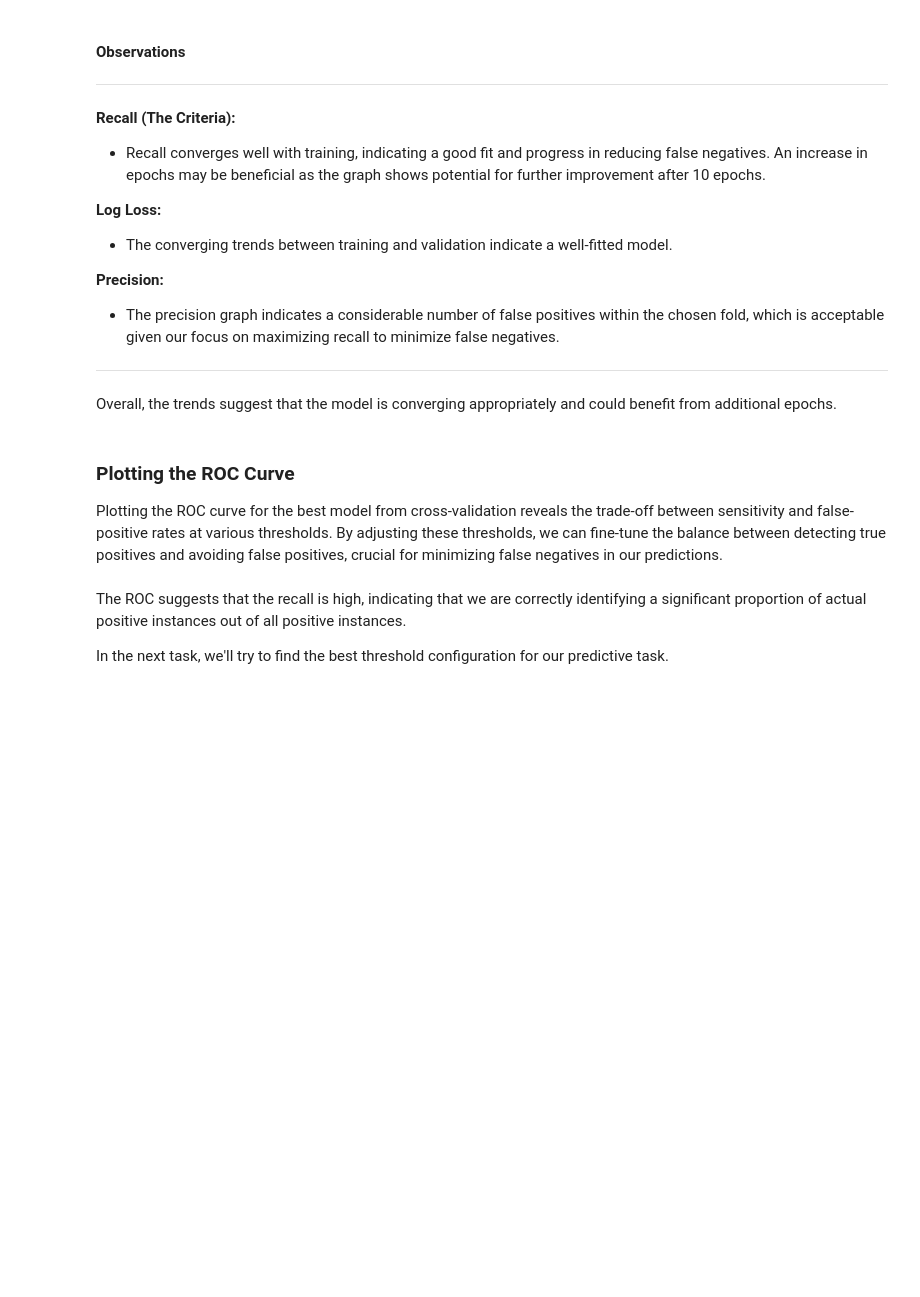
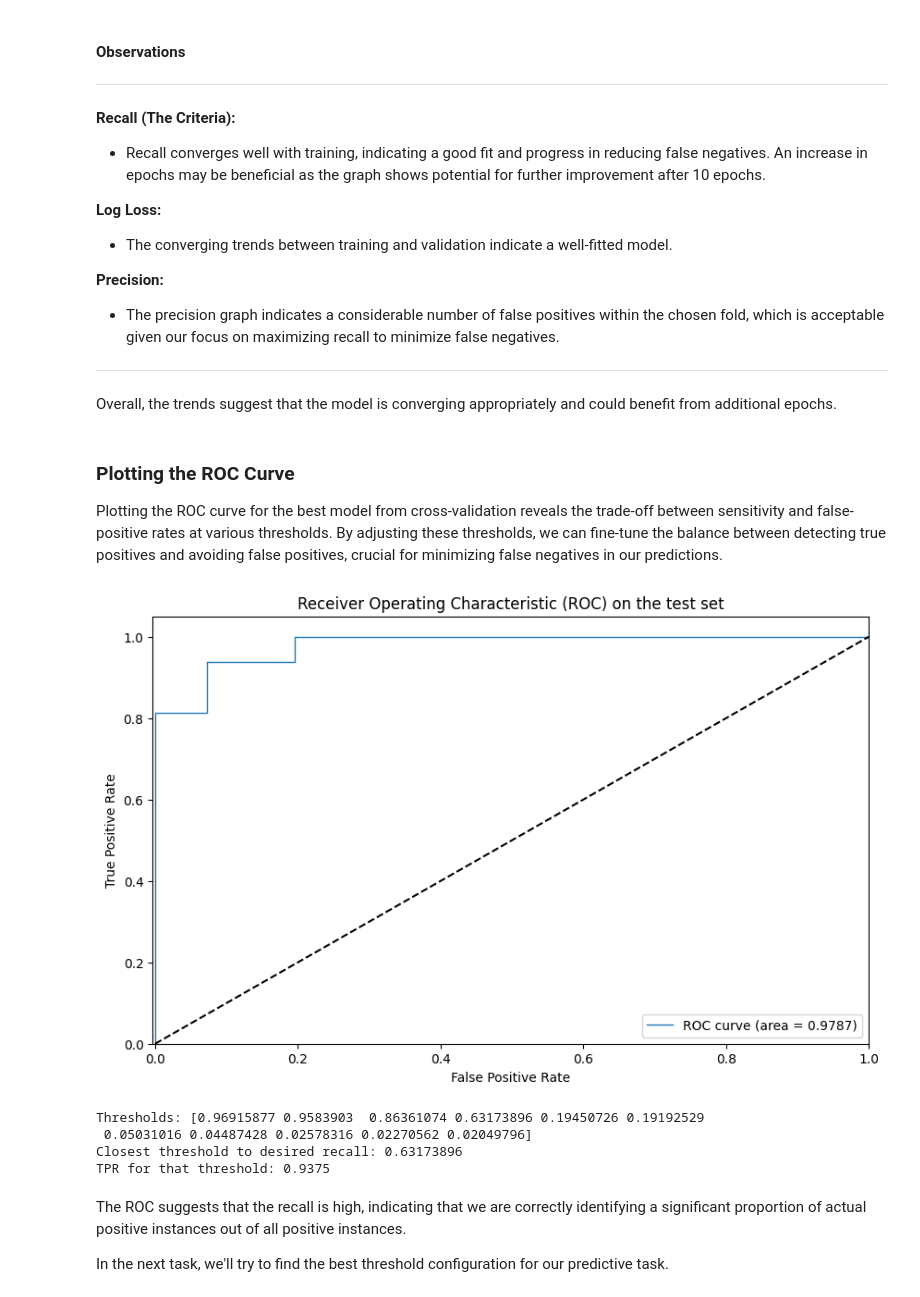
Before and after one commit to Haimzis/KaggleBreastCancerDetection, a Jupyter notebook: pipeline.ipynb, the cells around one changed output. Cells and saved outputs as stored; diff of their text form; code cells hidden in the pictures; blank space fills up the shorter version.

```diff
--- a/pipeline.ipynb
+++ b/pipeline.ipynb
@@ -496,10 +500,11 @@ def data_preprocess(training_df, labels, test_size=TEST_PORTION, random_state=SE
     encoder = LabelEncoder()
     y = encoder.fit_transform(labels)
     X_train, X_test, Y_train, Y_test = train_test_split(X, y, test_size=test_size, random_state=random_state)
+    dtest = xgb.DMatrix(X_test)
 
-    return X_train, X_test, Y_train, Y_test
+    return X_train, X_test, Y_train, Y_test, dtest
 # %%
-X_train, X_test, Y_train, Y_test = data_preprocess(training_df, df[LABEL])
+X_train, X_test, Y_train, Y_test, dtest = data_preprocess(training_df, df[LABEL])
 # %% [markdown]
 ## Training
 # %% [markdown]
@@ -579,11 +584,10 @@ This loop facilitates the training and evaluation of 10 XGBoost models through K
 4. Adding each trained model to a collection for subsequent analysis.
 5. Evaluating each model on a test set to update the metrics summary and determine the best model based on predefined criteria.
 # %%
-def training_loop(X_train, Y_train, X_test, Y_test, params, eval_metrics, kf, evals_result, models, best_fold,
+def training_loop(X_train, Y_train, dtest, Y_test, params, eval_metrics, kf, evals_result, models, best_fold,
                   metrics_dict, metrics_summary, num_iter=NUM_ITER, verbose_eval=False,
                   classifer_threshold=CLASSIFER_THRESHOLD):
     custom_metric = functools.partial(eval_metrics, metrics_dict=metrics_dict, classifer_threshold=classifer_threshold)
-    dtest = xgb.DMatrix(X_test)
     for fold, (train_index, val_index) in enumerate(kf.split(X_train)):
         # Split the training data according to the current fold
         x_train, x_val = X_train[train_index], X_train[val_index]
@@ -601,7 +605,7 @@ def training_loop(X_train, Y_train, X_test, Y_test, params, eval_metrics, kf, ev
         # Evaluate the model on the test set
         eval_on_test(model, best_fold, dtest, Y_test, metrics_dict, metrics_summary)
 # %%
-training_loop(X_train, Y_train, X_test, Y_test, params, eval_metrics, kf, evals_result, models, best_fold, metrics_dict, metrics_summary)
+training_loop(X_train, Y_train, dtest, Y_test, params, eval_metrics, kf, evals_result, models, best_fold, metrics_dict, metrics_summary)
 # %% [markdown]
 ## Evaluation Metrics and Results
 # %% [markdown]
@@ -654,34 +658,40 @@ Overall, the trends suggest that the model is converging appropriately and could
 ### Plotting the ROC Curve
 Plotting the ROC curve for the best model from cross-validation reveals the trade-off between sensitivity and false-positive rates at various thresholds. By adjusting these thresholds, we can fine-tune the balance between detecting true positives and avoiding false positives, crucial for minimizing false negatives in our predictions.
 # %%
-# pred_probs = best_fold['model'].predict(dtest)
-# fpr, tpr, thresholds = roc_curve(Y_test, pred_probs)
+pred_probs = best_fold['model'].predict(dtest)
+fpr, tpr, thresholds = roc_curve(Y_test, pred_probs)
 
-# # Plot the ROC curve
-# plt.figure(figsize=(10, 6))
-# plt.plot(fpr, tpr, label='ROC curve (area = %0.4f)' % auc(fpr, tpr), lw=1)
-# plt.plot([0, 1], [0, 1], 'k--')  # Random predictions curve
-# plt.xlim([-0.0035, 1.0])
-# plt.ylim([0.0, 1.05])
-# plt.xlabel('False Positive Rate')
-# plt.ylabel('True Positive Rate')
-# plt.title('Receiver Operating Characteristic (ROC) on the test set')
-# plt.legend(loc="lower right")
-# plt.show()
+# Plot the ROC curve
+plt.figure(figsize=(10, 6))
+plt.plot(fpr, tpr, label='ROC curve (area = %0.4f)' % auc(fpr, tpr), lw=1)
+plt.plot([0, 1], [0, 1], 'k--')  # Random predictions curve
+plt.xlim([-0.0035, 1.0])
+plt.ylim([0.0, 1.05])
+plt.xlabel('False Positive Rate')
+plt.ylabel('True Positive Rate')
+plt.title('Receiver Operating Characteristic (ROC) on the test set')
+plt.legend(loc="lower right")
+plt.show()
 
-# # Print the thresholds
-# print("Thresholds:", thresholds[1:])
+# Print the thresholds
+print("Thresholds:", thresholds[1:])
 
-# # Desired recall value
-# desired_recall = 0.9
+# Desired recall value
+desired_recall = 0.9
 
-# # Finding the closest threshold for the desired recall
-# closest_threshold_index = np.argmin(np.abs(tpr - desired_recall))
-# closest_threshold = thresholds[closest_threshold_index]
-# closest_tpr = tpr[closest_threshold_index]
+# Finding the closest threshold for the desired recall
+closest_threshold_index = np.argmin(np.abs(tpr - desired_recall))
+closest_threshold = thresholds[closest_threshold_index]
+closest_tpr = tpr[closest_threshold_index]
 
-# print("Closest threshold to desired recall:", closest_threshold)
-# print("TPR for that threshold:", closest_tpr)
+print("Closest threshold to desired recall:", closest_threshold)
+print("TPR for that threshold:", closest_tpr)
+# %% [output]
+[figure, added]
+Thresholds: [0.96915877 0.9583903  0.86361074 0.63173896 0.19450726 0.19192529
+ 0.05031016 0.04487428 0.02578316 0.02270562 0.02049796]
+Closest threshold to desired recall: 0.63173896
+TPR for that threshold: 0.9375
 # %% [markdown]
 The ROC suggests that the recall is high, indicating that we are correctly identifying a significant proportion of actual positive instances out of all positive instances.
 
```
Also changed, not shown: parts of 27 cells of this notebook.
